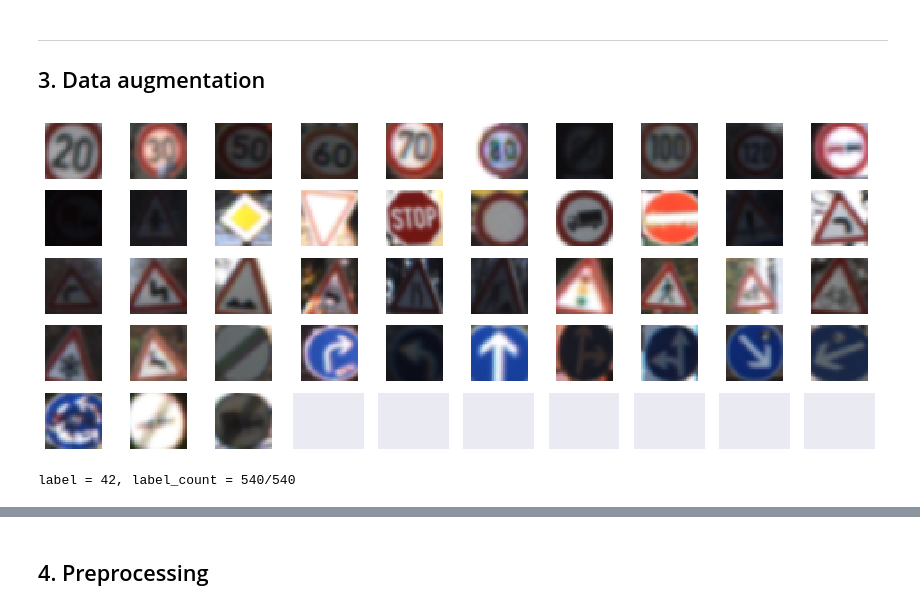
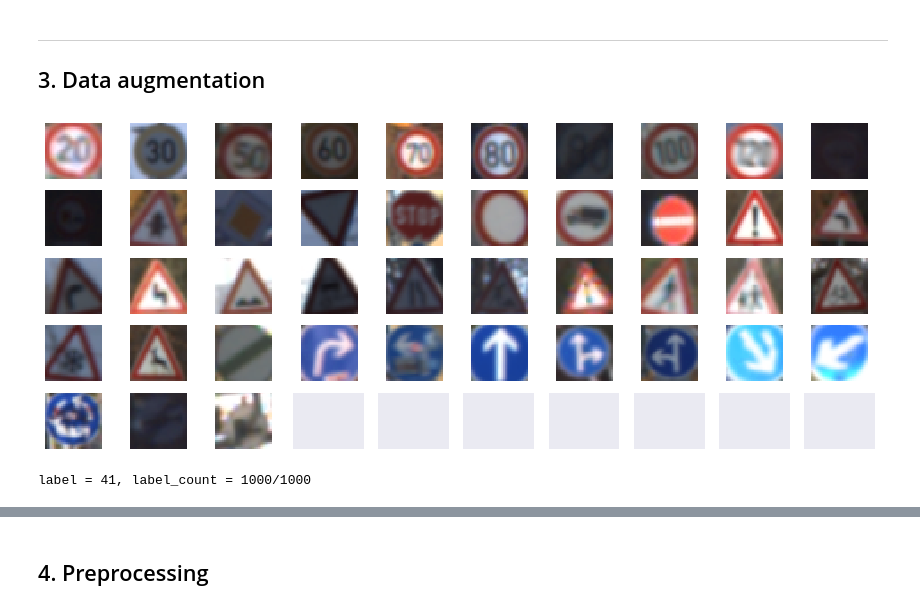
Before and after one commit to joekidd/CarND-Traffic-Sign-Classifier-Project, a Jupyter notebook: Traffic_Sign_Classifier.ipynb, the cells around one changed output, grey strips where cells are left out. Cells and saved outputs as stored; diff of their text form; code cells hidden in the pictures.

```diff
--- a/Traffic_Sign_Classifier.ipynb
+++ b/Traffic_Sign_Classifier.ipynb
@@ -60,7 +61,7 @@ Number of classes = 43
 # %% [markdown]
 ### Include an exploratory visualization of the dataset
 # %%
-def show_images(images_to_show, row=3, col=2, fig_size=(15, 6), is_index=True):
+def show_images(images_to_show, row=3, col=2, fig_size=(15, 6), is_index=True, fname=None):
     f, axes = plt.subplots(row, col)
     f.set_size_inches(fig_size)
     for y in range(0, row):
@@ -74,6 +75,8 @@ def show_images(images_to_show, row=3, col=2, fig_size=(15, 6), is_index=True):
                 if is_index:
                     img = img[1]
                 ax.imshow(img)
+    if fname:
+        plt.savefig(fname)
 # %%
 import random
 import time
@@ -134,7 +137,7 @@ import cv2
 import random
 
 def rotate_img(img, s_angle=-10, end_angle=10):
-    tmp = scipy.misc.imresize(img, 1.5)
+    tmp = scipy.misc.imresize(img, 1.2)
     angle = random.randint(s_angle, end_angle)
     tmp = scipy.misc.imrotate(tmp, angle)
 
@@ -147,26 +150,38 @@ def rotate_img(img, s_angle=-10, end_angle=10):
 def crop(img, c_lx, c_rx, c_ly, c_ry):
     return scipy.misc.imresize(img[c_lx:-c_rx, c_ly:-c_ry,], (32, 32))
 
+def brightness(img, value=0):
+    hsv = cv2.cvtColor(img, cv2.COLOR_RGB2HSV)
+    hsv = hsv.astype('int32')
+    hsv[:,:,2] += value
+    hsv = np.clip(hsv, 0, 255)
+    hsv = hsv.astype('uint8')
+    return cv2.cvtColor(hsv, cv2.COLOR_HSV2RGB)
+
 def augment_simplified(img):
+    # crop
     crop_min = 1
-    crop_max = 5
+    crop_max = 3
     lx = random.randint(crop_min, crop_max)
     ly = random.randint(crop_min, crop_max)
     rx = random.randint(crop_min, crop_max)
     ry = random.randint(crop_min, crop_max)
     img = crop(img, lx, rx, ly, ry)
-
+    # rotate
     img = rotate_img(img)
+    # increase brightness randomly
+    value = random.randint(5, 30)
+    img = brightness(img, value)
     return img
 # %%
 augmented = [(img[0], augment_simplified(img[1])) for img in traffic_signs]
-show_images(augmented, row=5, col=10)
+show_images(augmented, row=5, col=10, fname="writeup/augmented_data.png")
 # %% [output]
-[figure, old version]
+[figure, new version]
 # %%
 import sys
 
-labels_to_generate = 540
+labels_to_generate = 1000
 
 def get_images_with_label(X, y, label):
     images = []
@@ -175,7 +190,7 @@ def get_images_with_label(X, y, label):
             images.append(img_x)
     return np.asarray(images)
 
-for y in set(y_train):
+for y in [12, 20, 24, 32, 16, 41]:#[40]:#set(y_train):
     images_with_label = get_images_with_label(X_train, y_train, y)
     label_count = len(images_with_label)
     while label_count < labels_to_generate:
@@ -189,7 +204,7 @@ for y in set(y_train):
             y_train = np.append(y_train, np.asarray(y).reshape(1), axis=0)
             label_count = label_count + 1
 # %% [output]
-label = 42, label_count = 540/540
+label = 41, label_count = 1000/1000
 # %%
 f, ax1 = plt.subplots(1, sharex=True, sharey=True)
 sbs.countplot(x=y_train, ax=ax1)
```
Also changed, not shown: parts of 18 cells of this notebook, 13 other files.
